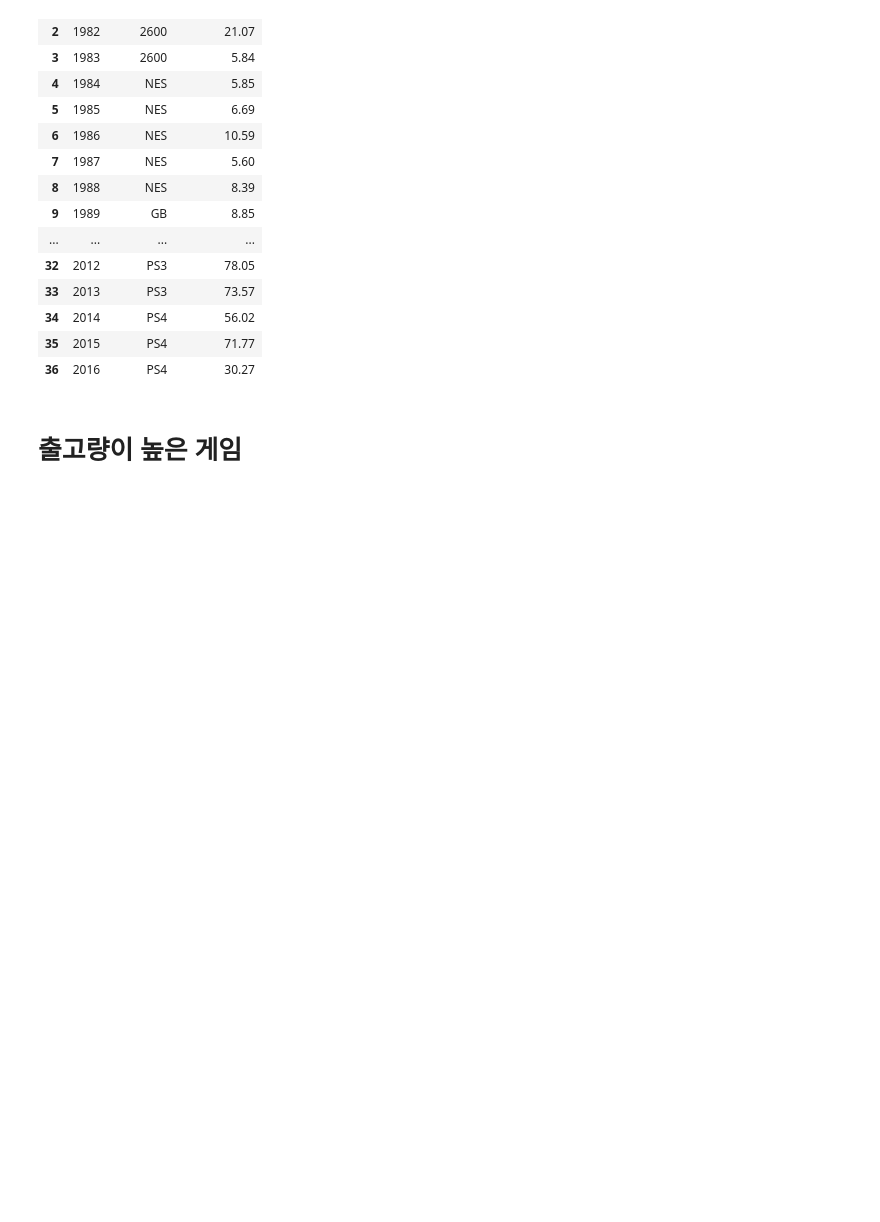
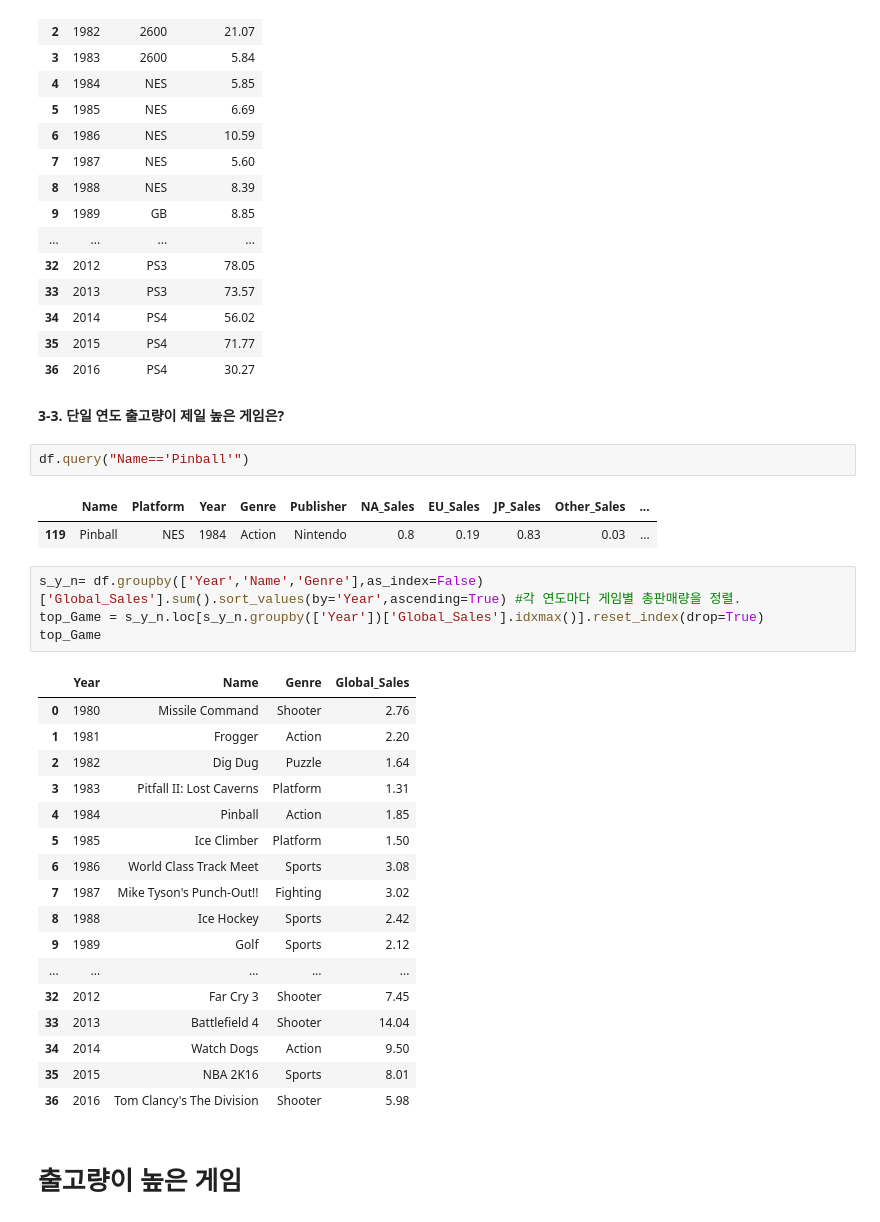
Before and after one commit to sseyonafre/Project, a Jupyter notebook: sprint1/AI_14_고세희_Section1.ipynb, the cells around one changed output. Saved outputs shown, nothing was run; the diff lists cells and outputs as text; blank space fills up the shorter version.

```diff
--- a/sprint1/AI_14_고세희_Section1.ipynb
+++ b/sprint1/AI_14_고세희_Section1.ipynb
@@ -687,6 +666,35 @@ top_platform
 | 34 | 2014 | PS4 | 56.02 |
 | 35 | 2015 | PS4 | 71.77 |
 | 36 | 2016 | PS4 | 30.27 |
+# %% [markdown]
+**3-3. 단일 연도 출고량이 제일 높은 게임은?**
+# %%
+df.query("Name=='Pinball'")
+# %% [output]
+|  | Name | Platform | Year | Genre | Publisher | NA_Sales | EU_Sales | JP_Sales | Other_Sales | ... |
+| 119 | Pinball | NES | 1984 | Action | Nintendo | 0.8 | 0.19 | 0.83 | 0.03 | ... |
+# %%
+s_y_n= df.groupby(['Year','Name','Genre'],as_index=False)['Global_Sales'].sum().sort_values(by='Year',ascending=True) #각 연도마다 게임별 총판매량을 정렬.
+top_Game = s_y_n.loc[s_y_n.groupby(['Year'])['Global_Sales'].idxmax()].reset_index(drop=True)
+top_Game
+# %% [output]
+|  | Year | Name | Genre | Global_Sales |
+| 0 | 1980 | Missile Command | Shooter | 2.76 |
+| 1 | 1981 | Frogger | Action | 2.20 |
+| 2 | 1982 | Dig Dug | Puzzle | 1.64 |
+| 3 | 1983 | Pitfall II: Lost Caverns | Platform | 1.31 |
+| 4 | 1984 | Pinball | Action | 1.85 |
+| 5 | 1985 | Ice Climber | Platform | 1.50 |
+| 6 | 1986 | World Class Track Meet | Sports | 3.08 |
+| 7 | 1987 | Mike Tyson's Punch-Out!! | Fighting | 3.02 |
+| 8 | 1988 | Ice Hockey | Sports | 2.42 |
+| 9 | 1989 | Golf | Sports | 2.12 |
+| ... | ... | ... | ... | ... |
+| 32 | 2012 | Far Cry 3 | Shooter | 7.45 |
+| 33 | 2013 | Battlefield 4 | Shooter | 14.04 |
+| 34 | 2014 | Watch Dogs | Action | 9.50 |
+| 35 | 2015 | NBA 2K16 | Sports | 8.01 |
+| 36 | 2016 | Tom Clancy's The Division | Shooter | 5.98 |
 # %% [markdown]
 # 출고량이 높은 게임
 # %% [markdown]
```
Also changed, not shown: parts of 13 cells of this notebook.
